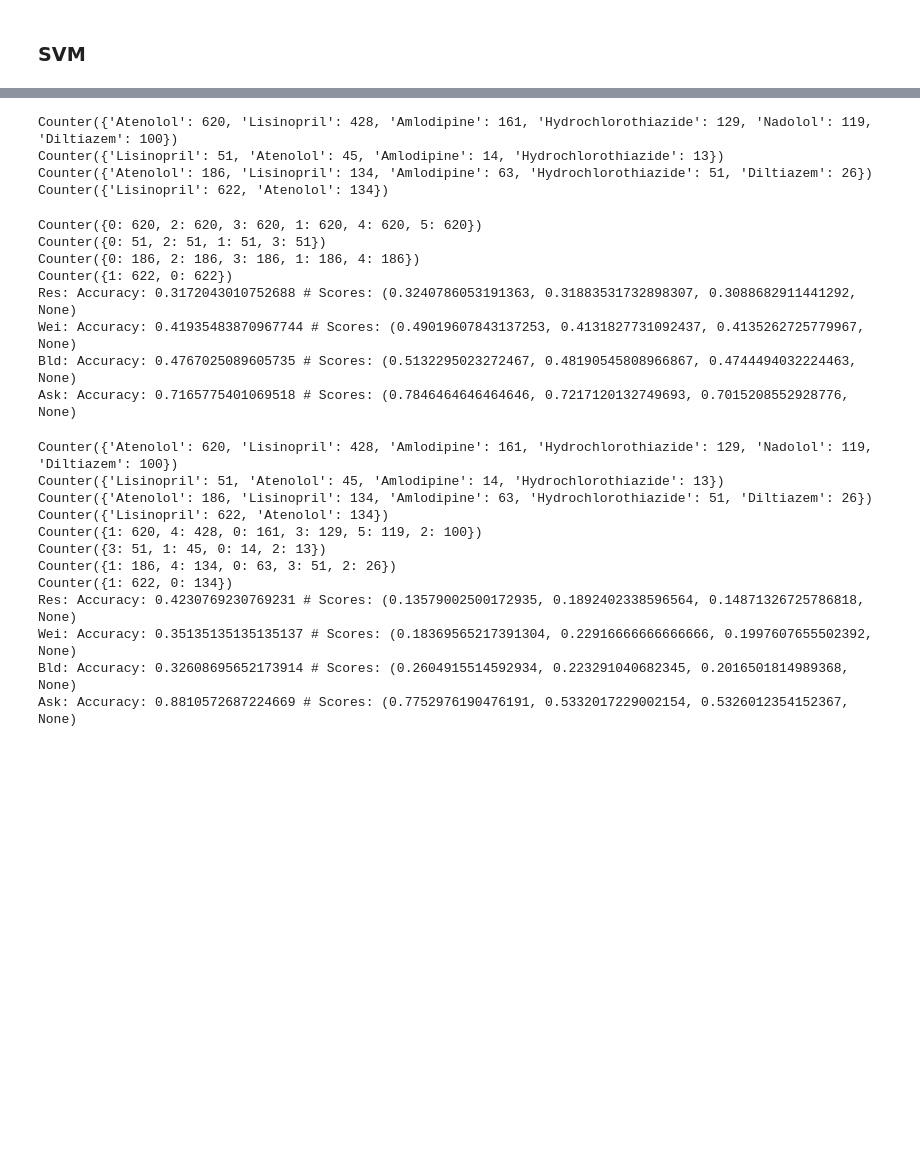
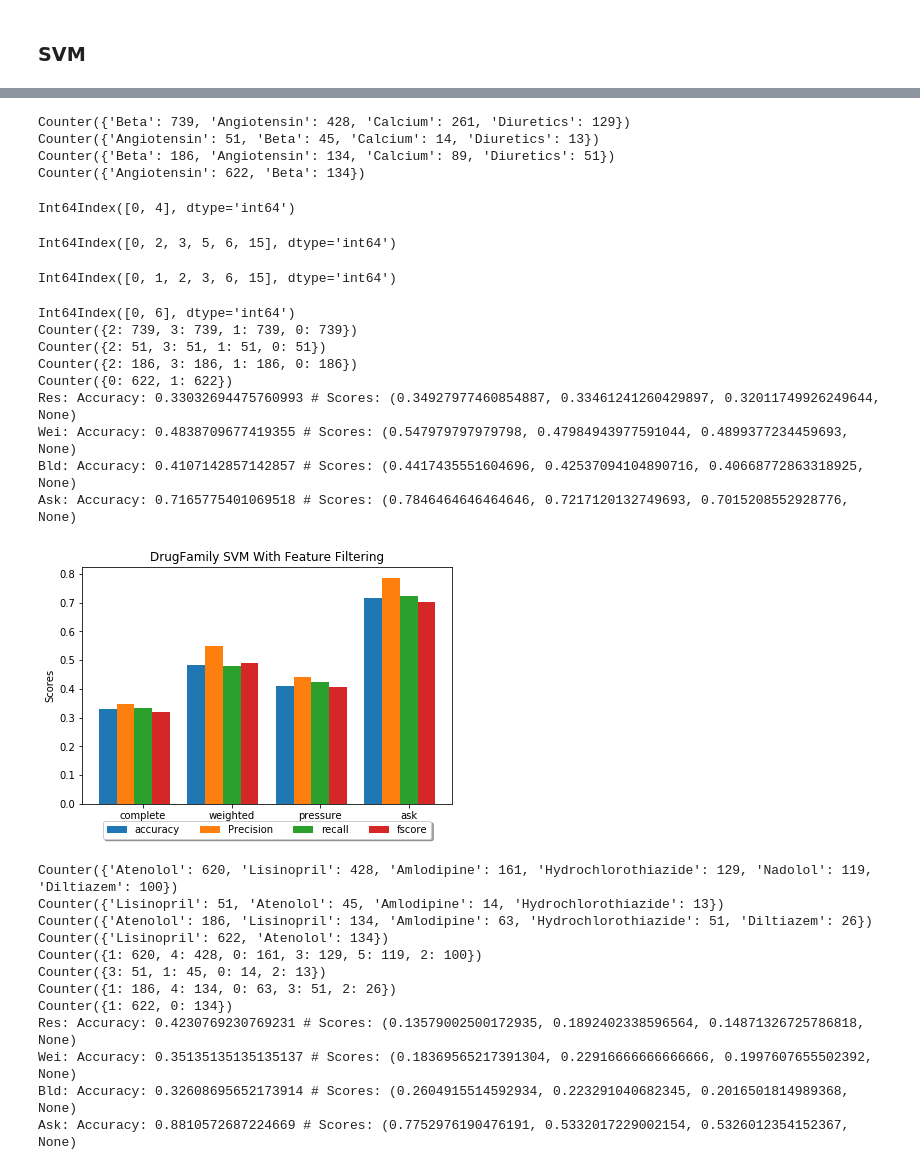
Before and after one commit to AHAMES/GraduationProject.Social.Media.Drug.Side.Effects.Classification, a Jupyter notebook: Classifier2/Classifier.ipynb, the cells around one changed output, grey strips where cells are left out. Cells and saved outputs as stored; diff of their text form; code cells hidden in the pictures; blank space fills up the shorter version.

```diff
--- a/Classifier2/Classifier.ipynb
+++ b/Classifier2/Classifier.ipynb
@@ -1145,40 +1088,61 @@ Ask: Accuracy: 0.7540106951871658 # Scores: (0.7614743308468627, 0.7557291219637
 # %%
-label='Drug'
-asklabel='Drug'
+label='DrugFamily'
+asklabel='DrugFamily'
 Stats = pd.DataFrame(columns = ['Dataset','Accuracy', 'Precision' , 'Recall','FScore'])
 
 
 result,result_labels,weighted,weighted_labels,blood,blood_labels,ask,ask_labels=prepareDataset(label,asklabel)
 res_feat=importance(result,result_labels)
 wei_feat=importance(weighted,weighted_labels)
 blood_feat=importance(blood,blood_labels)
 ask_feat=importance(ask,ask_labels)
 res_acc,res_scores=SVM(pd.DataFrame(result)[res_feat],result_labels,"Result")
 wei_acc,wei_scores=SVM(pd.DataFrame(weighted)[wei_feat],weighted_labels,"Weighted")
 blood_acc,blood_scores=SVM(pd.DataFrame(blood)[blood_feat],blood_labels,"Blood")
 ask_acc,ask_scores=SVM(pd.DataFrame(ask)[ask_feat],ask_labels,"Ask")
 print("Res: Accuracy: " + str(res_acc)+" # "+ "Scores: "+str(res_scores))
 print("Wei: Accuracy: " + str(wei_acc)+" # "+ "Scores: "+str(wei_scores))
 print("Bld: Accuracy: " + str(blood_acc)+" # "+ "Scores: "+str(blood_scores))
 print("Ask: Accuracy: " + str(ask_acc)+" # "+ "Scores: "+str(ask_scores))
 Stats=Stats.append({'Dataset':"Complete",'Accuracy':res_acc,'Precision':res_scores[0],'Recall':res_scores[1],'FScore':res_scores[2]},ignore_index=True)
 Stats=Stats.append({'Dataset':"Weighted",'Accuracy':wei_acc,'Precision':wei_scores[0],'Recall':wei_scores[1],'FScore':wei_scores[2]},ignore_index=True)
 Stats=Stats.append({'Dataset':"Blood",'Accuracy':blood_acc,'Precision':blood_scores[0],'Recall':blood_scores[1],'FScore':blood_scores[2]},ignore_index=True)
 Stats=Stats.append({'Dataset':"AskAPatient",'Accuracy':ask_acc,'Precision':ask_scores[0],'Recall':ask_scores[1],'FScore':ask_scores[2]},ignore_index=True)
-Stats.to_excel('SVMresult_Stats'+label+'importance.xlsx')
+#Stats.to_excel('SVMresult_Stats'+label+'importance.xlsx')
+
+plotResult(label+" SVM With Feature Filtering",Stats,Stats,Stats,Stats,0,1,2,3)
+import os.path
+if not os.path.exists('SVMImportance'+'.xlsx'):
+    writer = pd.ExcelWriter('SVMImportance'+'.xlsx', engine = 'xlsxwriter')
+
+    writer.save()
+    writer.close()
+writer = pd.ExcelWriter('SVMImportance'+'.xlsx', engine='openpyxl')
+book = load_workbook('SVMImportance'+'.xlsx')
+writer.book = book
+writer.sheets = dict((ws.title, ws) for ws in book.worksheets)
+
+Stats.to_excel(writer, sheet_name=label)
+writer.save()
+writer.close()
 # %% [output]
-Counter({'Atenolol': 620, 'Lisinopril': 428, 'Amlodipine': 161, 'Hydrochlorothiazide': 129, 'Nadolol': 119, 'Diltiazem': 100})
-Counter({'Lisinopril': 51, 'Atenolol': 45, 'Amlodipine': 14, 'Hydrochlorothiazide': 13})
-Counter({'Atenolol': 186, 'Lisinopril': 134, 'Amlodipine': 63, 'Hydrochlorothiazide': 51, 'Diltiazem': 26})
-Counter({'Lisinopril': 622, 'Atenolol': 134})
+Counter({'Beta': 739, 'Angiotensin': 428, 'Calcium': 261, 'Diuretics': 129})
+Counter({'Angiotensin': 51, 'Beta': 45, 'Calcium': 14, 'Diuretics': 13})
+Counter({'Beta': 186, 'Angiotensin': 134, 'Calcium': 89, 'Diuretics': 51})
+Counter({'Angiotensin': 622, 'Beta': 134})
-Counter({0: 620, 2: 620, 3: 620, 1: 620, 4: 620, 5: 620})
-Counter({0: 51, 2: 51, 1: 51, 3: 51})
-Counter({0: 186, 2: 186, 3: 186, 1: 186, 4: 186})
-Counter({1: 622, 0: 622})
-Res: Accuracy: 0.3172043010752688 # Scores: (0.3240786053191363, 0.31883531732898307, 0.3088682911441292, None)
-Wei: Accuracy: 0.41935483870967744 # Scores: (0.49019607843137253, 0.4131827731092437, 0.4135262725779967, None)
-Bld: Accuracy: 0.4767025089605735 # Scores: (0.5132295023272467, 0.48190545808966867, 0.4744494032224463, None)
-Ask: Accuracy: 0.7165775401069518 # Scores: (0.7846464646464646, 0.7217120132749693, 0.7015208552928776, None)
+Int64Index([0, 4], dtype='int64')
+Int64Index([0, 2, 3, 5, 6, 15], dtype='int64')
+Int64Index([0, 1, 2, 3, 6, 15], dtype='int64')
+Int64Index([0, 6], dtype='int64')
+Counter({2: 739, 3: 739, 1: 739, 0: 739})
+Counter({2: 51, 3: 51, 1: 51, 0: 51})
+Counter({2: 186, 3: 186, 1: 186, 0: 186})
+Counter({0: 622, 1: 622})
+Res: Accuracy: 0.33032694475760993 # Scores: (0.34927977460854887, 0.33461241260429897, 0.32011749926249644, None)
+Wei: Accuracy: 0.4838709677419355 # Scores: (0.547979797979798, 0.47984943977591044, 0.4899377234459693, None)
+Bld: Accuracy: 0.4107142857142857 # Scores: (0.4417435551604696, 0.42537094104890716, 0.40668772863318925, None)
+Ask: Accuracy: 0.7165775401069518 # Scores: (0.7846464646464646, 0.7217120132749693, 0.7015208552928776, None)
+[figure, added]
 # %%
 label='Drug'
 asklabel='Drug'
```
Also changed, not shown: parts of 8 cells of this notebook, 19 other files.
